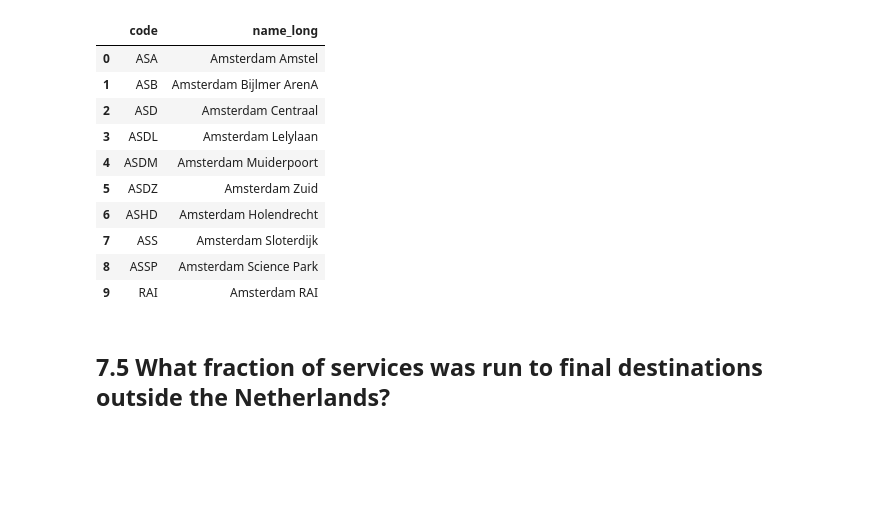
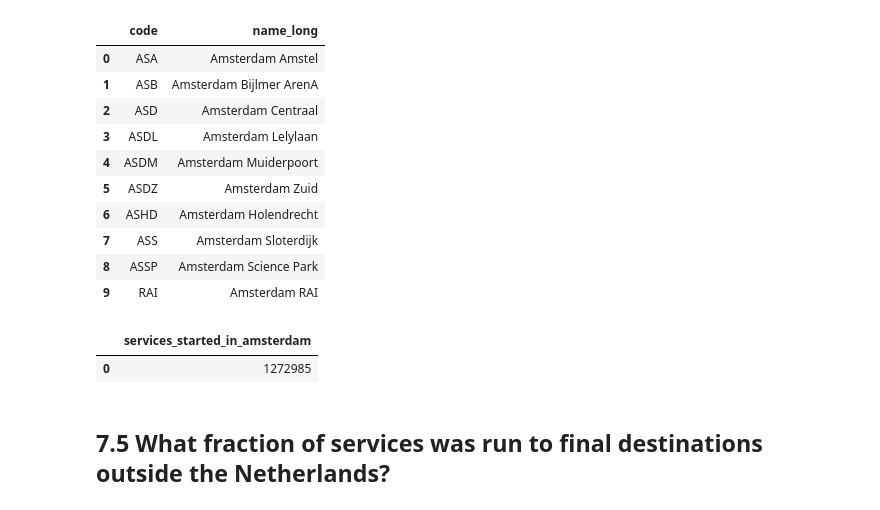
Before and after one commit to mikhailbahdashych-agh/mlops-lab2-homework, a Jupyter notebook: Mikhail_Bahdashych_MLOPS_lab2_homework.ipynb, the cells around one changed output. Drawn from its saved outputs; the diff is of its cells as text; code cells hidden in the pictures; blank space fills up the shorter version.

```diff
--- a/Mikhail_Bahdashych_MLOPS_lab2_homework.ipynb
+++ b/Mikhail_Bahdashych_MLOPS_lab2_homework.ipynb
@@ -219,6 +227,17 @@ con.sql("SELECT code, name_long FROM stations WHERE name_long LIKE 'Amsterdam%'
 | 7 | ASS | Amsterdam Sloterdijk |
 | 8 | ASSP | Amsterdam Science Park |
 | 9 | RAI | Amsterdam RAI |
+# %%
+con.sql("""
+SELECT count(DISTINCT s."Service:RDT-ID") AS services_started_in_amsterdam
+FROM services s
+JOIN stations st ON s."Stop:Station code" = st.code
+WHERE s."Stop:Arrival time" IS NULL
+AND st.name_long LIKE 'Amsterdam%'
+""").df()
+# %% [output]
+|  | services_started_in_amsterdam |
+| 0 | 1272985 |
 # %% [markdown]
 ## 7.5 What fraction of services was run to final destinations outside the Netherlands?
 # %%
```
Also changed, not shown: parts of 14 cells of this notebook.
